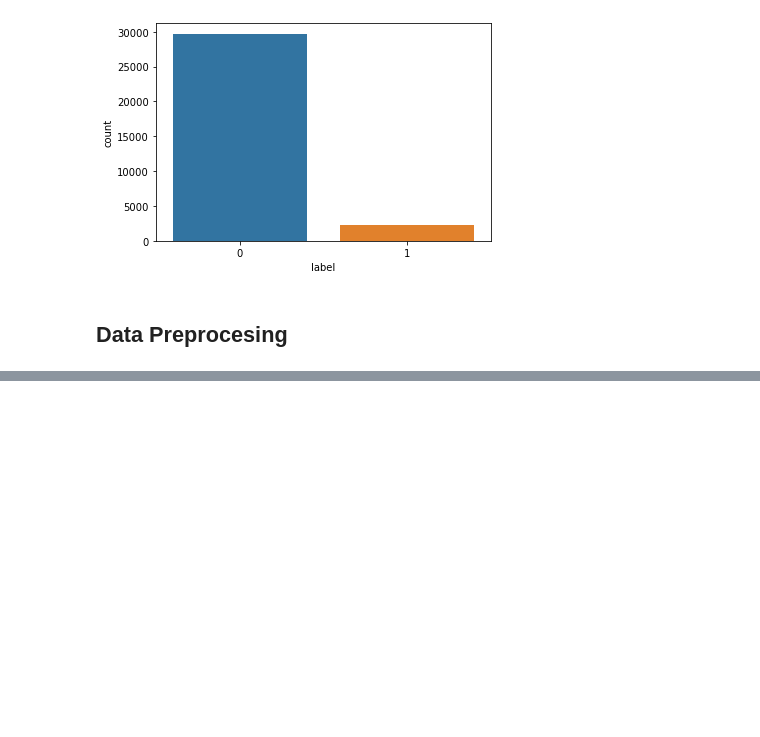
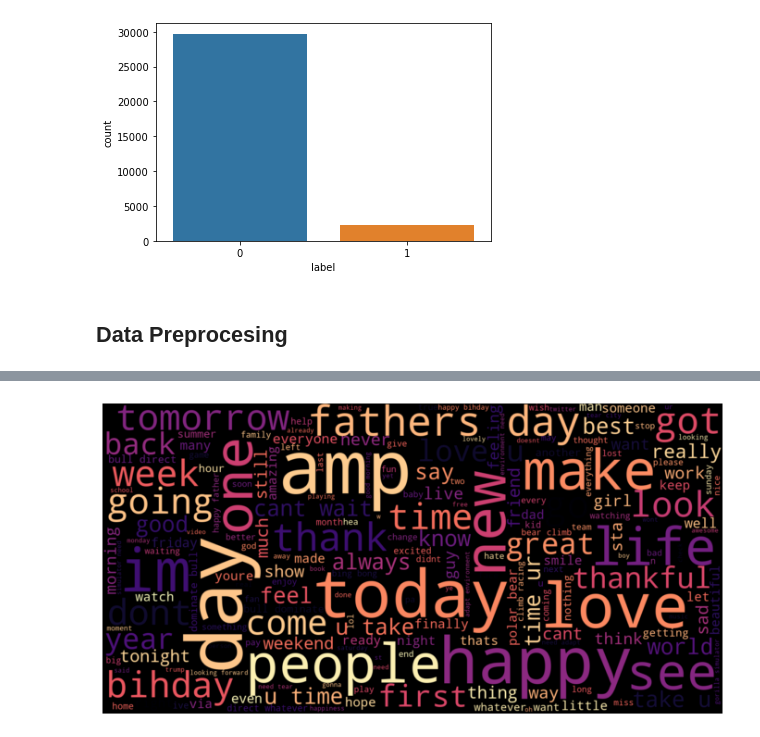
Before and after one commit to bits-mtech/NLP, a Jupyter notebook: Assignment.ipynb, the cells around one changed output, grey strips where cells are left out. Saved outputs shown, nothing was run; the diff lists cells and outputs as text; code cells hidden in the pictures; blank space fills up the shorter version.

```diff
--- a/Assignment.ipynb
+++ b/Assignment.ipynb
@@ -97,6 +208,6 @@ STOPWORDS = stopwords.words('english')
 
 def cleaning_stopwords(text,STOPWORDS):
     return " ".join([word for word in str(text).split() if word not in STOPWORDS])
-df_train['tweet'] = df_train['tweet'].apply(lambda text: cleaning_stopwords(text,STOPWORDS))
-df_train['tweet'].head()
+df_train['clean_tweet'] = df_train['clean_tweet'].apply(lambda text: cleaning_stopwords(text,STOPWORDS))
+df_train['clean_tweet'].head()
 # %% [output]
@@ -139,6 +280,6 @@ Name: tweet, dtype: object
 # %%
 #Cleaning and removing URL’s
-def cleaning_URLs(data):
-    return re.sub('((www.[^s]+)|(https?://[^s]+))',' ',data)
-df_train['tweet'] = df_train['tweet'].apply(lambda x: cleaning_URLs(x))
-df_train['tweet'].tail()
+# def cleaning_URLs(data):
+#     return re.sub('((www.[^s]+)|(https?://[^s]+))',' ',data)
+# df_train['tweet'] = df_train['tweet'].apply(lambda x: cleaning_URLs(x))
+# df_train['tweet'].tail()
@@ -152,6 +286,6 @@ Name: tweet, dtype: object
 # %%
 #Cleaning and removing Numeric numbers
-def cleaning_numbers(data):
-    return re.sub('[0-9]+', '', data)
-df_train['tweet'] = df_train['tweet'].apply(lambda x: cleaning_numbers(x))
-df_train['tweet'].tail()
+# def cleaning_numbers(data):
+#     return re.sub('[0-9]+', '', data)
+# df_train['tweet'] = df_train['tweet'].apply(lambda x: cleaning_numbers(x))
+# df_train['tweet'].tail()
@@ -165,5 +292,7 @@ Name: tweet, dtype: object
 # %%
 from nltk.tokenize import RegexpTokenizer
-tokenizer = RegexpTokenizer(r'w+')
-df_train['tweet'] = df_train['tweet'].apply(tokenizer.tokenize)
-df_train['tweet'].head()
+from nltk import pos_tag,download
+from collections import Counter
+tokenizer = RegexpTokenizer(r'\w+')
+df_train['token_tweet'] = df_train['clean_tweet'].apply(tokenizer.tokenize)
+df_train['postag_tweet'] = df_train['token_tweet'].apply(lambda x: pos_tag(x))
@@ -171,0 +314,16 @@ TypeError: expected string or bytes-like object
+# %%
+## Positive words
+neg_tweets = df_train[df_train['label'] == 0]
+neg_string = []
+for t in neg_tweets.clean_tweet:
+    neg_string.append(t)
+neg_string = pd.Series(neg_string).str.cat(sep=' ')
+from wordcloud import WordCloud
+
+wordcloud = WordCloud(width=1600, height=800,max_font_size=200,colormap="magma").generate(neg_string)
+plt.figure(figsize=(12,10))
+plt.imshow(wordcloud, interpolation="bilinear")
+plt.axis("off")
+plt.show()
+# %% [output]
+[figure, added]
```
Also changed, not shown: parts of 33 cells of this notebook.
